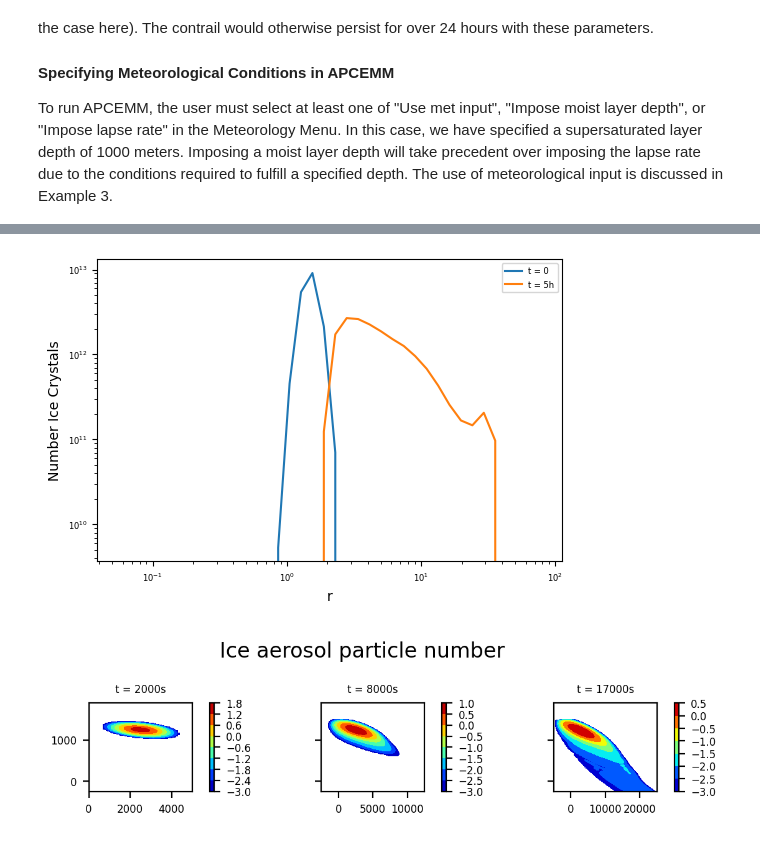
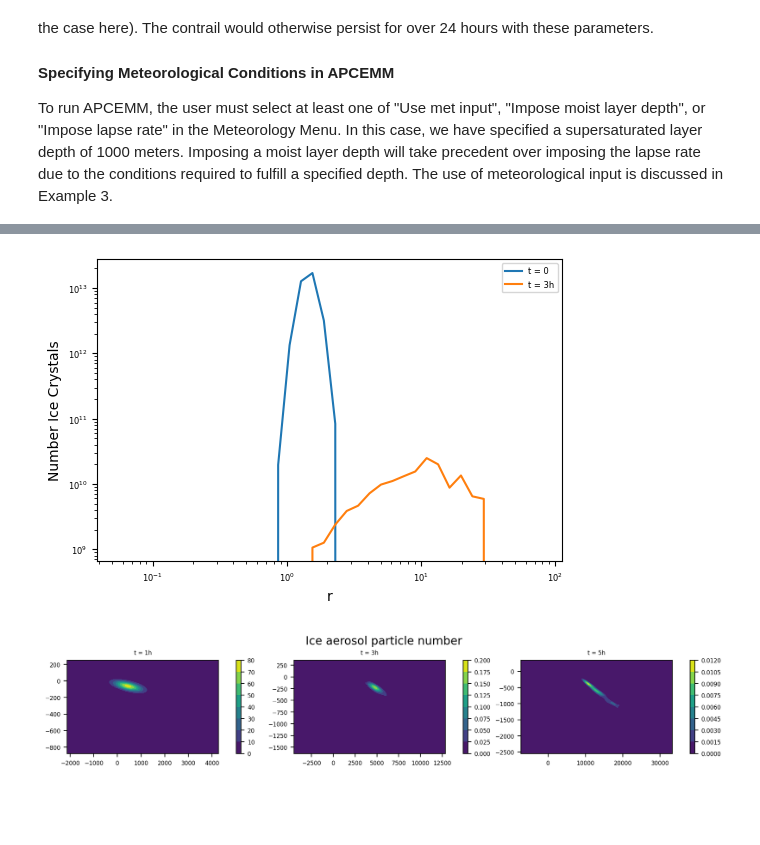
Before and after one commit to MIT-LAE/APCEMM, a Jupyter notebook: examples/Example2_Impose_Depth/Impose_Depth.ipynb, the cells around one changed output, grey strips where cells are left out. Drawn from its saved outputs; the diff is of its cells as text; code cells hidden in the pictures; blank space fills up the shorter version.

```diff
--- a/examples/Example2_Impose_Depth/Impose_Depth.ipynb
+++ b/examples/Example2_Impose_Depth/Impose_Depth.ipynb
@@ -118,7 +120,7 @@ Text(0, 0.5, 'Ice Mass (kg/m)')
 #Visualizing the evolution of the particle radius distribution over time
 fig, axes = plt.subplots(dpi=100)
 map=plt.plot(ds_t[0]['r'] * 1e6, removeLow(ds_t[0]["Overall size distribution"], cutoff = 1e9), label="t = 0")
-map=plt.plot(ds_t[30]['r'] * 1e6, removeLow(ds_t[30]["Overall size distribution"], cutoff = 1e9), label="t = 5h")
+map=plt.plot(ds_t[18]['r'] * 1e6, removeLow(ds_t[18]["Overall size distribution"], cutoff = 1e9), label="t = 3h")
 
 axes.set_xlabel('r')
 axes.set_xscale('log')
@@ -127,41 +129,36 @@ axes.set_ylabel('Number Ice Crystals')
 plt.legend()
 plt.show()
 # %% [output]
-[figure, old version]
+[figure, new version]
 # %%
-#Reproducing bulk features of Figure D1 in Fritz (2020)
-fig, ((ax11, ax12, ax13)) = plt.subplots(nrows = 1, ncols = 3, figsize = [6,1.5], dpi=200, sharex=False, sharey=True)
+#Looking at some 2D contours over time (e.g. Ice aerosol particle number)
+fig, ((ax11, ax12, ax13)) = plt.subplots(nrows = 1, ncols = 3, dpi=200, figsize=[10, 2])
 fig.suptitle("Ice aerosol particle number")
 
-ds_t_2000 = ds_t[3] + (1.0/3.0) * (ds_t[4] - ds_t[3])
-map1 = ax11.contourf(-X + 2500, Y+1250, np.log10(removeLow(ds_t_2000['Ice aerosol particle number'])), cmap = 'jet')
-ax11.set_title('t = 2000s')
-ax11.set_xlim(0, 5000)
-ax11.set_aspect(2.0)
-plt.colorbar(map1, ax = ax11,fraction=0.046, pad=0.1)
+ds_t_1h = ds_t[6]
+X_map1h, Y_map1h = np.meshgrid(ds_t_1h["x"], ds_t_1h["y"])
+map1h = ax11.contourf(X_map1h, Y_map1h, ds_t_1h['Ice aerosol particle number'])
+ax11.set_title('t = 1h')
+plt.colorbar(map1h, ax = ax11,fraction=0.046, pad=0.1)
 
 
-ds_t_4000 = ds_t[13] + (1.0/3.0) * (ds_t[14] - ds_t[13])
-map2=ax12.contourf(-X+2500, Y+1250, np.log10(removeLow(ds_t_4000['Ice aerosol particle number'])), cmap = 'jet')
-ax12.set_title('t = 8000s')
-ax12.set_xlim(-2500, 12500)
-ar = 2*15000.0/5000
-ax12.set_aspect(ar)
-plt.colorbar(map2, ax = ax12,fraction=0.046, pad=0.1)
+ds_t_3h = ds_t[18]
+X_map3h, Y_map3h = np.meshgrid(ds_t_3h["x"], ds_t_3h["y"])
+map3h=ax12.contourf(X_map3h, Y_map3h, ds_t_3h['Ice aerosol particle number'])
+ax12.set_title('t = 3h')
+plt.colorbar(map3h, ax = ax12,fraction=0.046, pad=0.1)
 
 
-ds_t_17000 = ds_t[28] + (1.0/3.0) * (ds_t[29] - ds_t[28])
-map3=ax13.contourf(-X+2500, Y+1250, np.log10(removeLow(ds_t_17000['Ice aerosol particle number'])), cmap = 'jet')
-ax13.set_title('t = 17000s')
-ax13.set_xlim(-5000, 25000)
-ar = 2*(30000/5000)
-ax13.set_aspect(ar)
-plt.colorbar(map3, ax = ax13,fraction=0.046, pad=0.1)
+ds_t_5h = ds_t[30]
+X_map5h, Y_map5h = np.meshgrid(ds_t_5h["x"], ds_t_5h["y"])
+map5h=ax13.contourf(X_map5h, Y_map5h, ds_t_5h['Ice aerosol particle number'])
+ax13.set_title('t = 5h')
+plt.colorbar(map5h, ax = ax13,fraction=0.046, pad=0.1)
 
 
-fig.tight_layout(pad=1.0)
+fig.tight_layout(pad=0.3)
 
 plt.show()
 # %% [output]
-[figure, old version]
+[figure, new version]
 # %%
```
Also changed, not shown: parts of 7 cells of this notebook, 7 other files.
